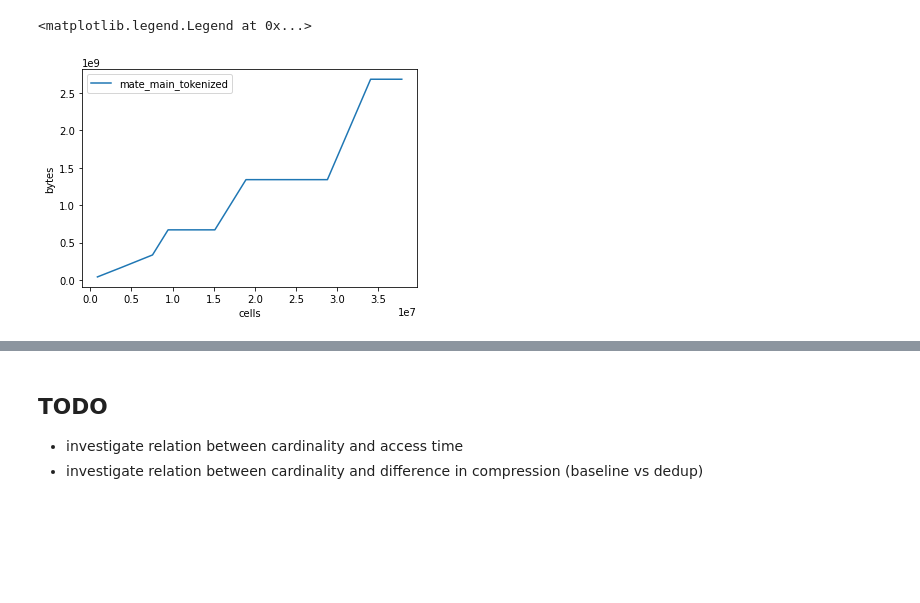
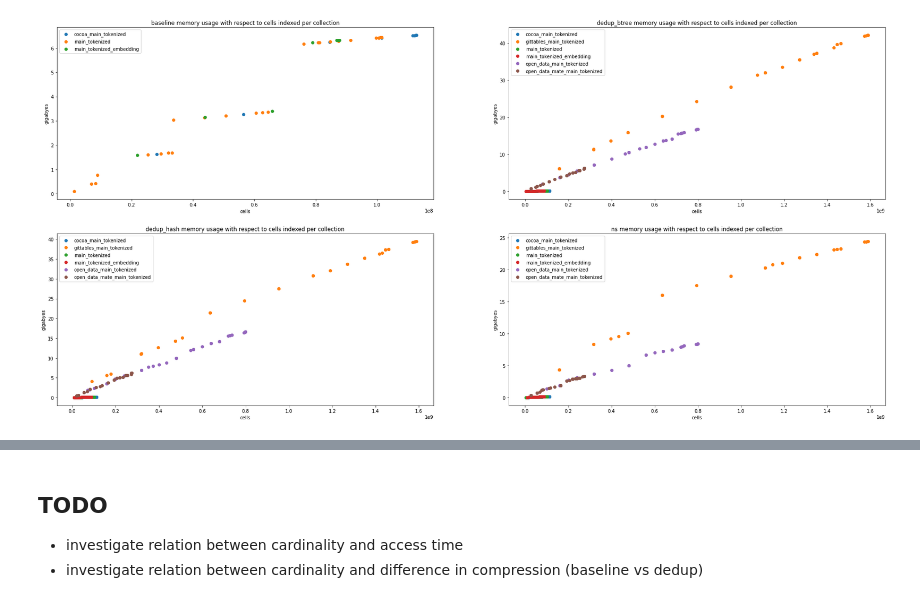
Before and after one commit to nilsmartel/bsc-ii-measure, a Jupyter notebook: render-graphs/testing.ipynb, the cells around one changed output, grey strips where cells are left out. Drawn from its saved outputs; the diff is of its cells as text; code cells hidden in the pictures; blank space fills up the shorter version.

```diff
--- a/render-graphs/testing.ipynb
+++ b/render-graphs/testing.ipynb
@@ -31,13 +31,20 @@ c = {
     'dedup_btree': 'violet',
 }
 # %%
-fig, ax = plt.subplots()
-for t, row in data[data['algorithm'] == 'baseline'].groupby("table"):
-    ax.plot("cells", "bytes", data=row, label=t)
+fig, [[baseline, dt], [dh, ns]] = plt.subplots(2,2, figsize=(32, 15))
 
-ax.set_xlabel("cells")
-ax.set_ylabel("bytes")
-ax.legend()
+data['bytes_gb'] = data["bytes"] * 1e-9
+
+for [pt, id] in [(baseline, "baseline"), (dt, "dedup_btree"), (dh, "dedup_hash"), (ns, "ns")]:
+
+    pt.set_title(id + " memory usage with respect to cells indexed per collection")
+    pt.set_xlabel("cells")
+    pt.set_ylabel("gigabyes")
+
+    for t, row in data[data['algorithm'] == id].groupby("table"):
+        pt.scatter("cells", "bytes_gb", data=row, label=t)
+
+
+    pt.legend()
 # %% [output]
-<matplotlib.legend.Legend at 0x...>
-[figure, old version]
+[figure, new version]
```
Also changed, not shown: parts of 7 cells of this notebook, 6 other files.
